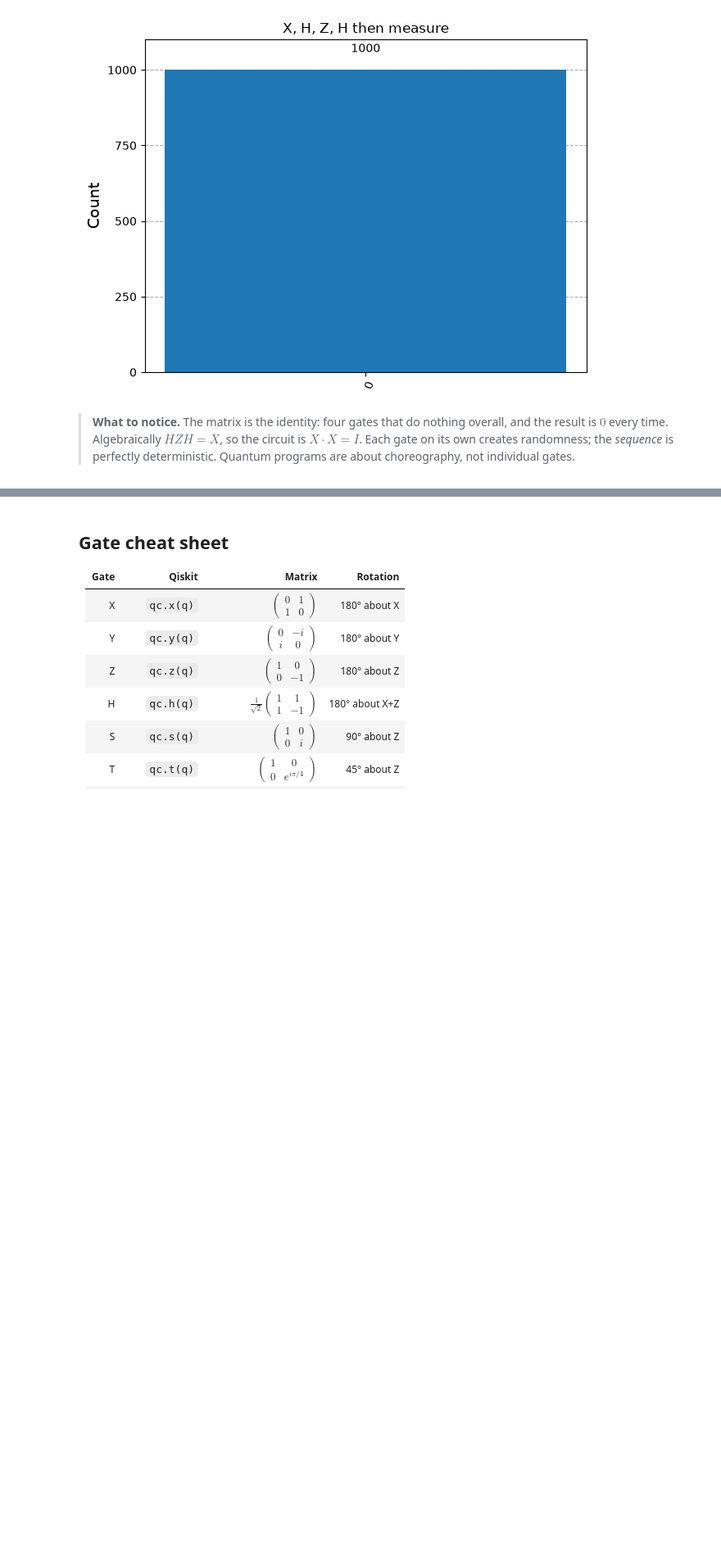
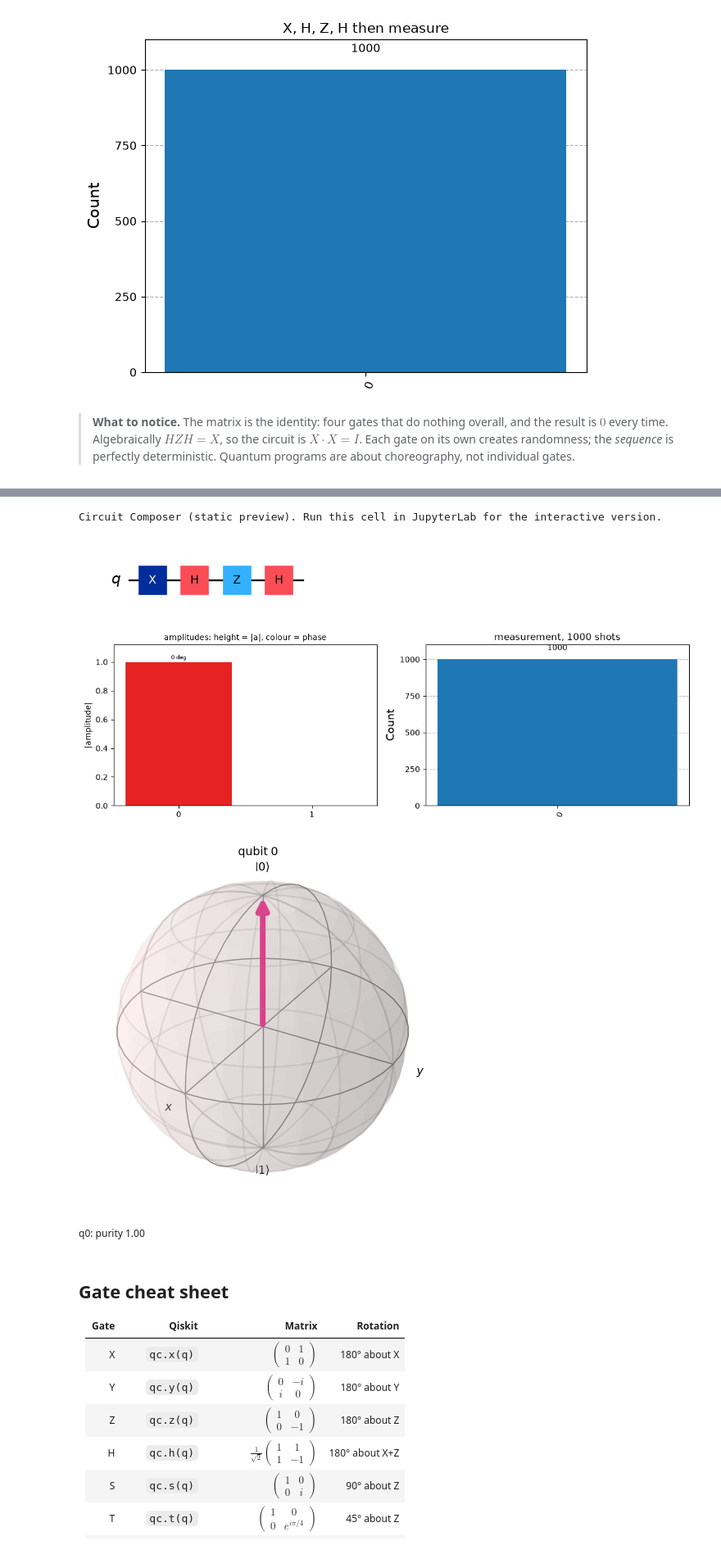
Before and after one commit to indranandjha1993/quantum-computing, a Jupyter notebook: src/02_Quantum_Logic_Gates.ipynb, the cells around one changed output, grey strips where cells are left out. Shown at 82% size. Drawn from its saved outputs; the diff is of its cells as text; code cells hidden in the pictures; blank space fills up the shorter version.

```diff
--- a/src/02_Quantum_Logic_Gates.ipynb
+++ b/src/02_Quantum_Logic_Gates.ipynb
@@ -267,3 +292,13 @@ Measured: {'0': 1000}
+# %%
+from qclab import circuit_composer
+
+circuit_composer(1, example='x-h-z-h')
+# %% [output]
+Circuit Composer (static preview). Run this cell in JupyterLab for the interactive version.
+[figure, added]
+[figure, added]
+[figure, added]
+q0: purity 1.00
 # %% [markdown]
 ## Gate cheat sheet
 
```
Also changed, not shown: parts of 7 cells of this notebook, 9 other files.
